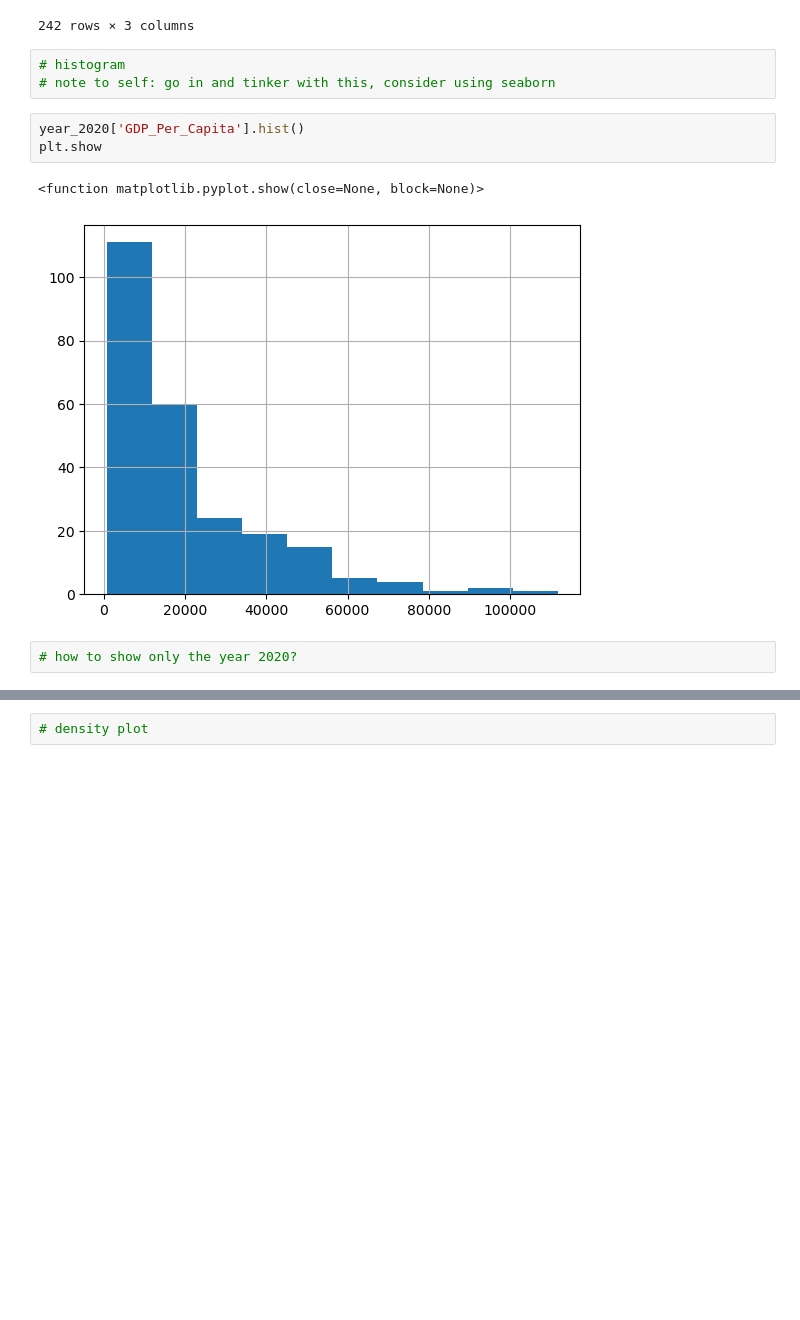
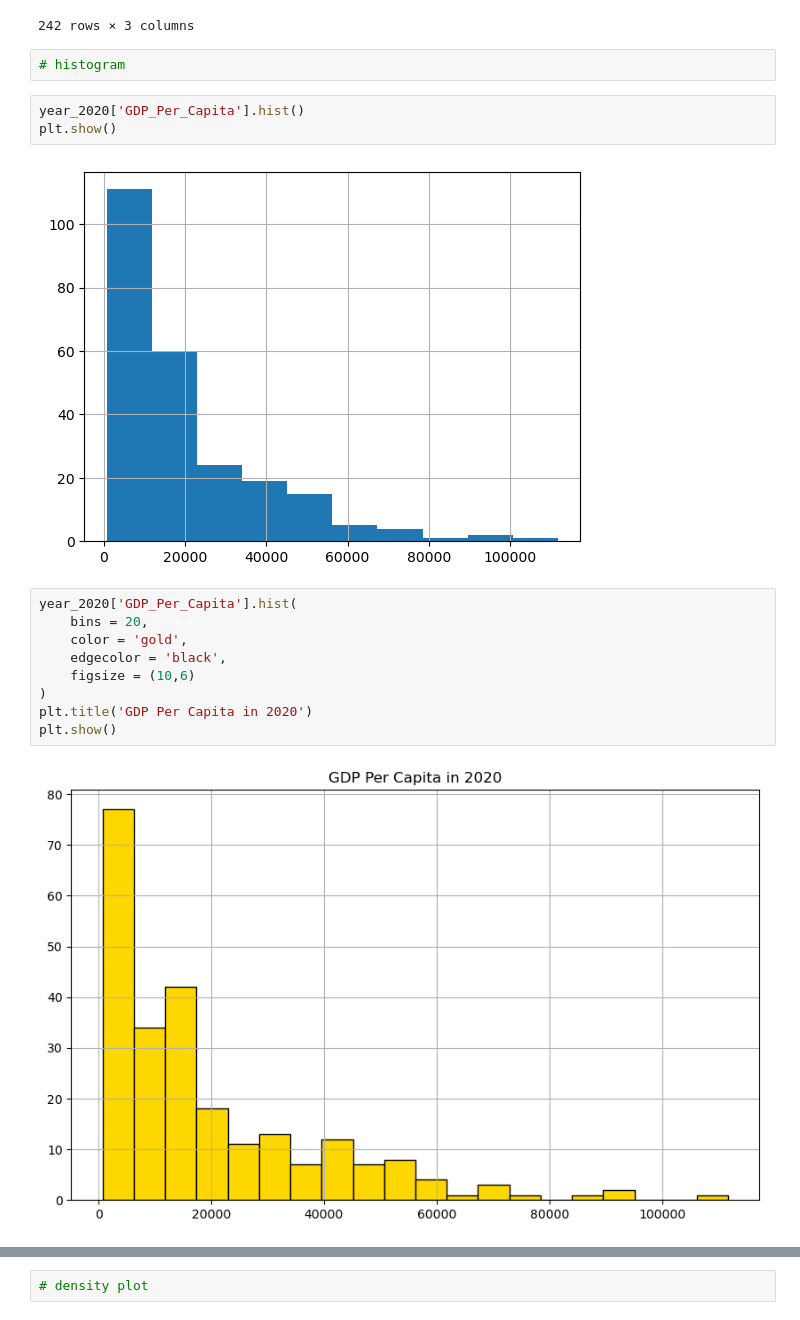
Before and after one commit to NSS-Data-Analytics-Cohort-12/un-python-Jtoppins24, a Jupyter notebook: notebooks/un_python.ipynb, the cells around one changed output, grey strips where cells are left out. Drawn from its saved outputs; the diff is of its cells as text; blank space fills up the shorter version.

```diff
--- a/notebooks/un_python.ipynb
+++ b/notebooks/un_python.ipynb
@@ -156,12 +156,19 @@ year_2020
 242 rows × 3 columns
 # %%
 # histogram
-# note to self: go in and tinker with this, consider using seaborn
 # %%
 year_2020['GDP_Per_Capita'].hist()
-plt.show
+plt.show()
 # %% [output]
-<function matplotlib.pyplot.show(close=None, block=None)>
 [figure]
-# %%
-# how to show only the year 2020?
+# %%
+year_2020['GDP_Per_Capita'].hist(
+    bins = 20,
+    color = 'gold',
+    edgecolor = 'black',
+    figsize = (10,6)
+)
+plt.title('GDP Per Capita in 2020')
+plt.show()
+# %% [output]
+[figure, added]
```
Also changed, not shown: parts of 33 cells of this notebook.
